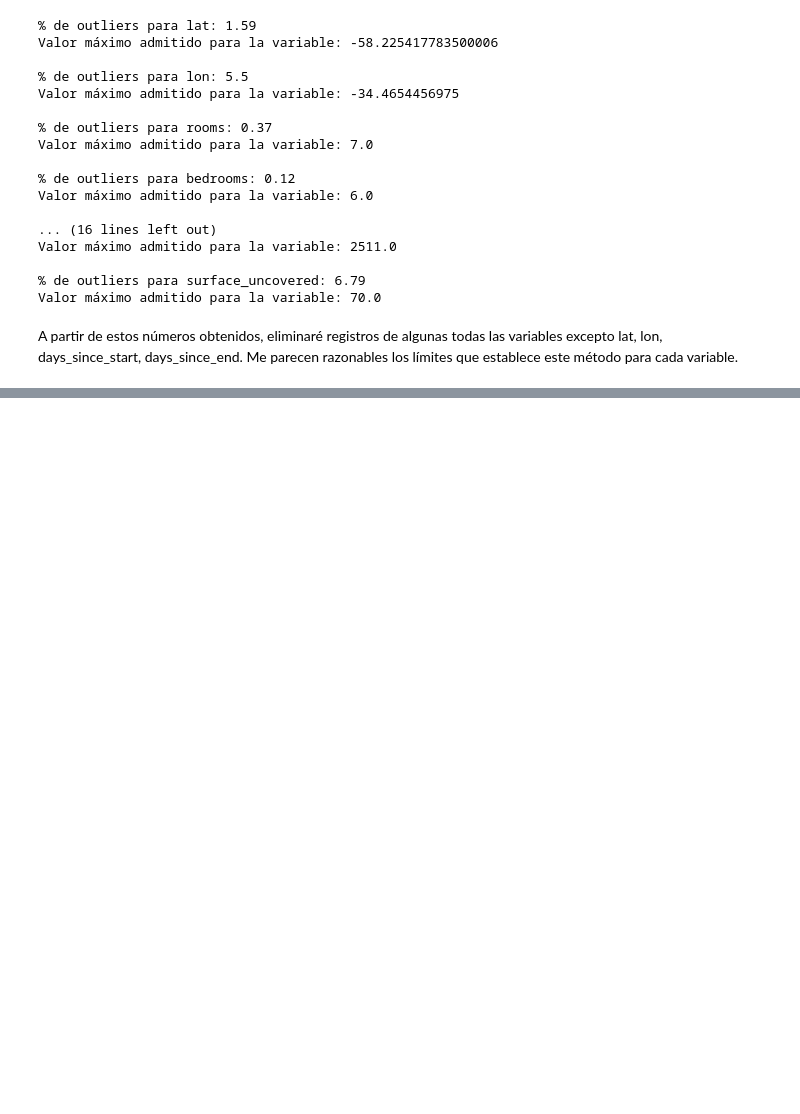
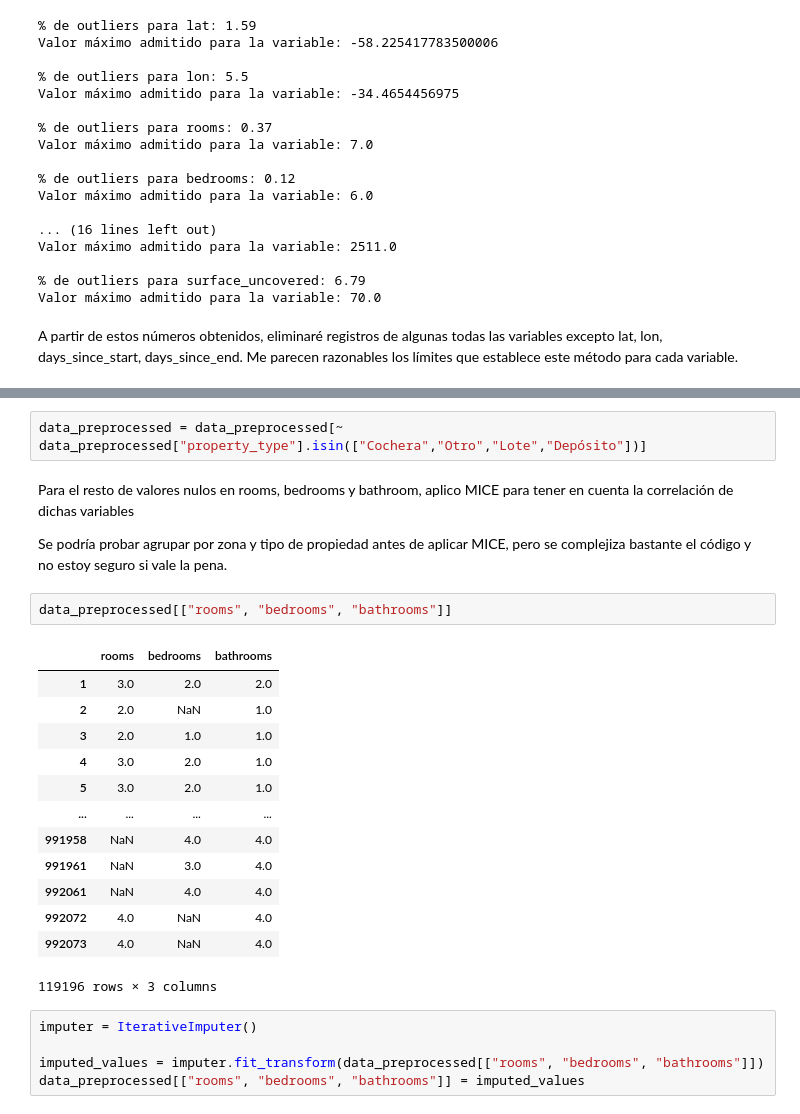
Before and after one commit to alejo-cuello/proyecto-final-bootcamp-ds-mlops, a Jupyter notebook: notebooks/01-eda.ipynb, the cells around one changed output, grey strips where cells are left out. Cells and saved outputs as stored; diff of their text form; blank space fills up the shorter version.

Commit message:
[update] 01-eda.ipynb: imputacion de valores faltantes y descarte de registros por property_type

```diff
--- a/notebooks/01-eda.ipynb
+++ b/notebooks/01-eda.ipynb
@@ -979,0 +1043,27 @@ for col in numeric_cols:
+# %%
+data_preprocessed = data_preprocessed[~ data_preprocessed["property_type"].isin(["Cochera","Otro","Lote","Depósito"])]
+# %% [markdown]
+Para el resto de valores nulos en rooms, bedrooms y bathroom, aplico MICE para tener en cuenta la correlación de dichas variables
+
+Se podría probar agrupar por zona y tipo de propiedad antes de aplicar MICE, pero se complejiza bastante el código y no estoy seguro si vale la pena.
+# %%
+data_preprocessed[["rooms", "bedrooms", "bathrooms"]]
+# %% [output]
+|  | rooms | bedrooms | bathrooms |
+| 1 | 3.0 | 2.0 | 2.0 |
+| 2 | 2.0 | NaN | 1.0 |
+| 3 | 2.0 | 1.0 | 1.0 |
+| 4 | 3.0 | 2.0 | 1.0 |
+| 5 | 3.0 | 2.0 | 1.0 |
+| ... | ... | ... | ... |
+| 991958 | NaN | 4.0 | 4.0 |
+| 991961 | NaN | 3.0 | 4.0 |
+| 992061 | NaN | 4.0 | 4.0 |
+| 992072 | 4.0 | NaN | 4.0 |
+| 992073 | 4.0 | NaN | 4.0 |
+119196 rows × 3 columns
+# %%
+imputer = IterativeImputer()
+
+imputed_values = imputer.fit_transform(data_preprocessed[["rooms", "bedrooms", "bathrooms"]])
+data_preprocessed[["rooms", "bedrooms", "bathrooms"]] = imputed_values
```
Also changed, not shown: parts of 20 cells of this notebook.
